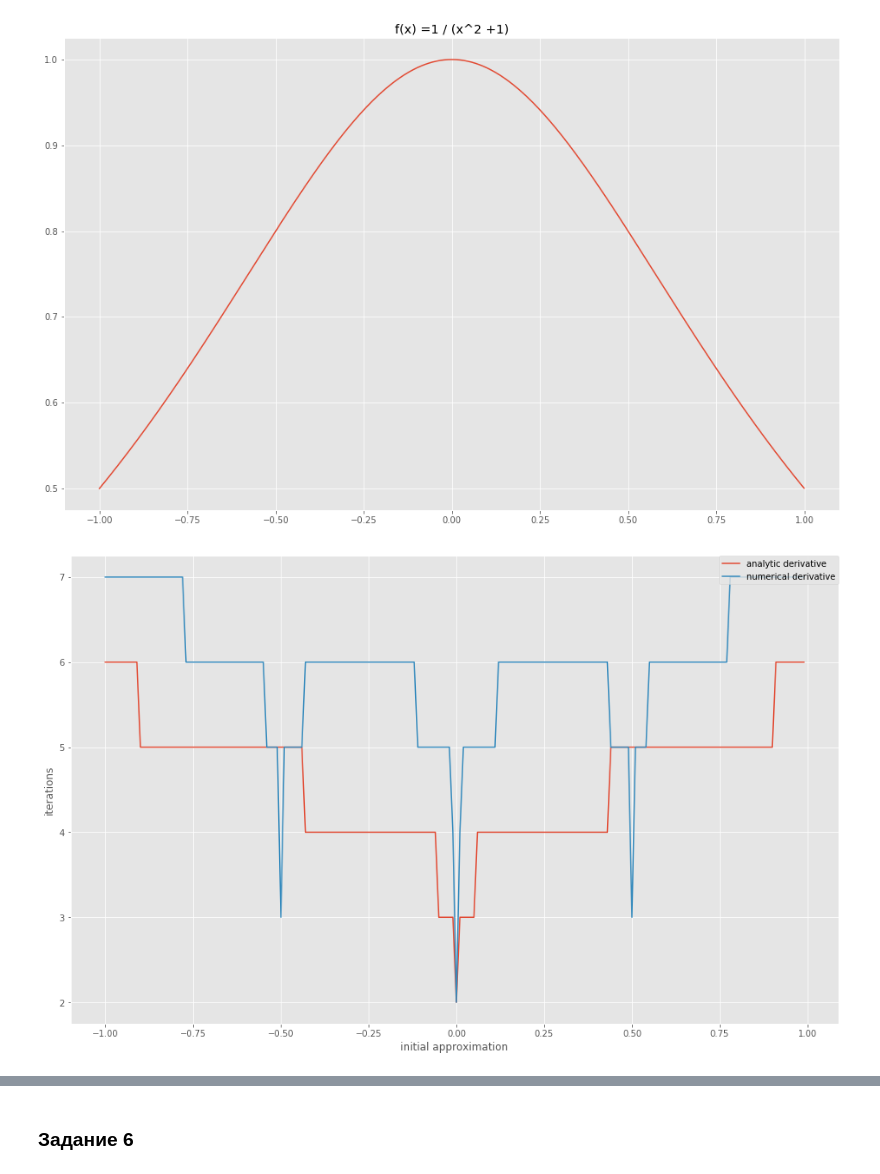
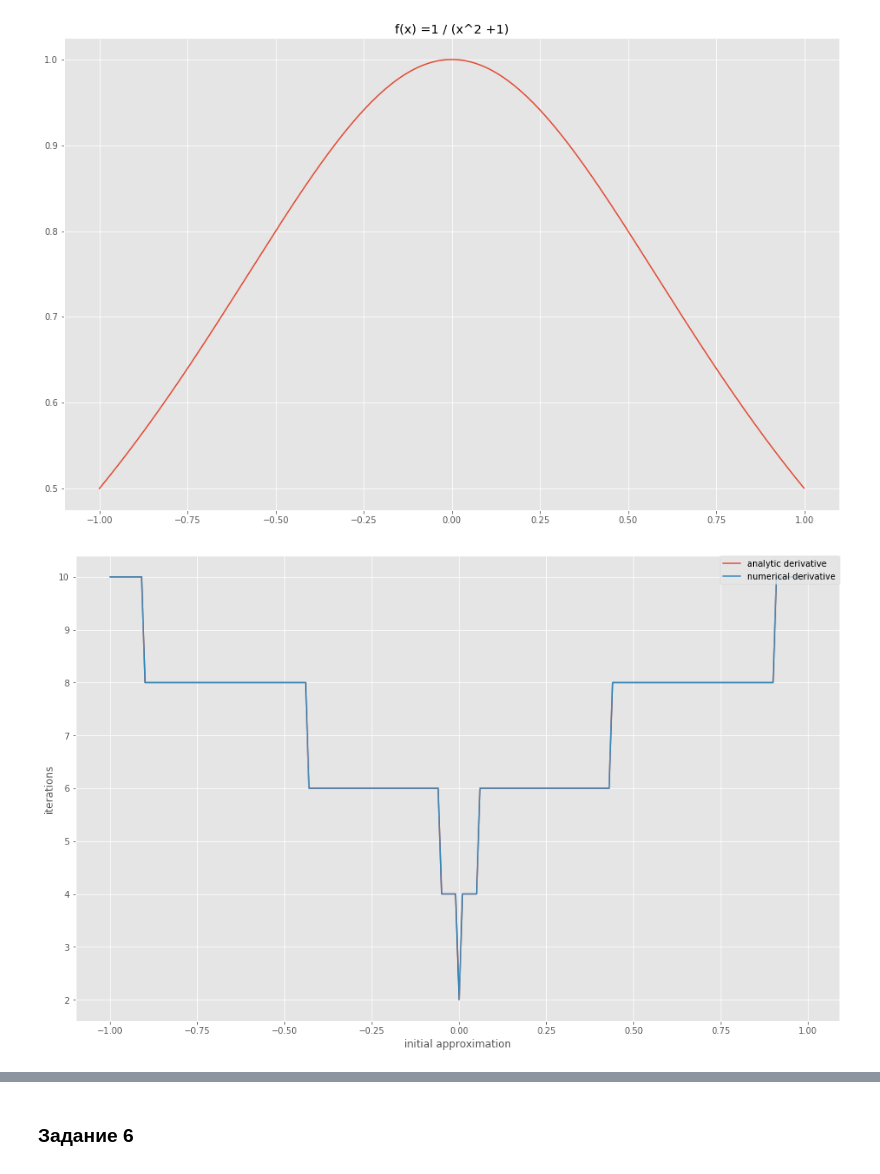
Before and after one commit to helllynx/OptimizationMethods, a Jupyter notebook: Lab1/Lab1.ipynb, the cells around one changed output, grey strips where cells are left out. Cells and saved outputs as stored; diff of their text form; code cells hidden in the pictures.

```diff
--- a/Lab1/Lab1.ipynb
+++ b/Lab1/Lab1.ipynb
@@ -57,16 +63,17 @@ i = 1000
 # %% [markdown]
 **Метод порязрядного поиска**
 # %%
-n = 4
+bn = 4
 
-def bitwise_search(fun, a, b, e, n, n_):
-    d = (b - a) / n
+def bitwise_search(fun, a, b, e, bn, n):
+    d = (b - a) / bn
     x0 = a
     i = 0
-    for _ in range(0, n_):
+    for _ in range(0, n):
         f0 = fun(x0)
         x1 = x0 + d
         f1 = fun(x1)
+        i += 2
         if f0 > f1:
             x0 += d
             if (x0 > b):
@@ -74,9 +81,8 @@ def bitwise_search(fun, a, b, e, n, n_):
         else:
             a = x1 - 2 * d
             b = x1
-            d /= n
+            d /= bn
             x0 = a
-        i += 1
         if np.abs(f0 - f1) < e:
             break
     x_opt = (a + b) / 2
@@ -247,9 +254,8 @@ def newton(fun_prime, fun_second, x0, e, n):
     for _ in range(0, n):
         df = fun_prime(x)
         ddf = fun_second(x)
-        i += 1
+        i += 2
         if np.abs(df) < e:
-            i += 1
             return x, i
         else:
             x = x - df / ddf
@@ -323,9 +326,9 @@ Populating the interactive namespace from numpy and matplotlib
 def chords_numeric(fun, diff, a, b, e, n):
     i = 0
     for _ in range(0, n):
-        i += 1
         X = a - (diff(fun, e, a) / (diff(fun, e, a) - diff(fun, e, b))) * (a - b)
         f_p = diff(fun, e, X)
+        i += 4
         if np.abs(f_p) < e:
             return X, i
         else:
@@ -334,18 +337,19 @@ def chords_numeric(fun, diff, a, b, e, n):
             else:
                 a = X
 
+
 def newton_numeric_diff(fun, diff, diff2, x0, e, n):
     x = x0
     i = 0
     for _ in range(0, n):
         df = diff(fun, e, x)
         ddf = diff2(fun, e, x)
+        i += 2
         if np.abs(df) < e:
-            i += 1
             return x, i
         else:
             x = x - df / ddf
-            i += 1
+
 
 def middle_point_numeric(fun, diff, a, b, e, n):
     i = 0
@@ -369,7 +373,7 @@ def bisection_numeric(fun, diff, a, b, e):
             i += 1
             return c, i
         elif diff(fun, e, a) * diff(fun, e, c) < 0:
-            i += 1
+            i += 2
             b = c
         else:
             a = c
@@ -440,15 +444,14 @@ $f(x) = x*arct(x-\frac{1}{2} ln(1+x^2))$
 # %%
 from scipy.misc import derivative
 
-def newton_numeric(fun, x0, e, n):
+def newton_numeric_diff(fun, diff, diff2, x0, e, n):
     x = x0
     i = 0
     for _ in range(0, n):
-        df = derivative(fun, x, n=1)
-        ddf = derivative(fun, x, n=2)
-        i += 1
+        df = diff(fun, e, x)
+        ddf = diff2(fun, e, x)
+        i += 2
         if np.abs(df) < e:
-            i += 1
             return x, i
         else:
             x = x - df / ddf
@@ -458,16 +461,14 @@ fun5 = lambda x: x*np.arctan(x)-1/2*np.log(1+pow(x, 2))
 d_fun5 = lambda x: np.arctan(x)
 dd_fun5 = lambda x: 1/(pow(x, 2) + 1)
 
-from scipy.misc import derivative
+# from scipy.misc import derivative
 
-
-def newton_test_diff_type(fun, fun_prime, fun_second, a, b, e, n):
+def newton_test_diff_type(fun, fun_prime, fun_second, diff, diff2, a, b, e, n):
     newton_num = {}
     newton_analit = {}
     for x0 in np.arange(a, b, 0.01):
-        newton_num[x0] = newton_numeric(fun, x0, e, n)[1]
+        newton_num[x0] = newton_numeric_diff(fun, diff, diff2, x0, e, n)[1]
         newton_analit[x0] = newton(fun_prime, fun_second, x0, e, n)[1]
-
     return [newton_num, newton_analit]
 
 x = np.arange(-1, 1, 0.001)
@@ -487,16 +488,16 @@ plot(x, y, title="f(x) =1 / (x^2 +1)")
 # %% [output]
 [figure]
 # %%
-x, y = zip(*sorted((newton_test_diff_type(fun5, d_fun5, dd_fun5, -1, 1, 0.0001, 100)[1]).items()))
+x, y = zip(*sorted((newton_test_diff_type(fun5, d_fun5, dd_fun5, center, center_second, -1, 1, 0.0001, 100)[1]).items()))
 plt.plot(x, y, label="analytic derivative")
-x, y = zip(*sorted((newton_test_diff_type(fun5, d_fun5, dd_fun5, -1, 1, 0.0001, 100)[0]).items()))
+x, y = zip(*sorted((newton_test_diff_type(fun5, d_fun5, dd_fun5,center, center_second, -1, 1, 0.0001, 100)[0]).items()))
 plt.plot(x, y,  label="numerical derivative")
 plt.xlabel("initial approximation")
 plt.ylabel("iterations")
 plt.legend(bbox_to_anchor=(1, 1), loc=1, borderaxespad=0.)
 plt.show()
 # %% [output]
-[figure, old version]
+[figure, new version]
 # %%
 def newton_rafson(fun_prime, fun_second, x0, e, n):
     x = x0
```
Also changed, not shown: parts of 16 cells of this notebook, 1 other file.
